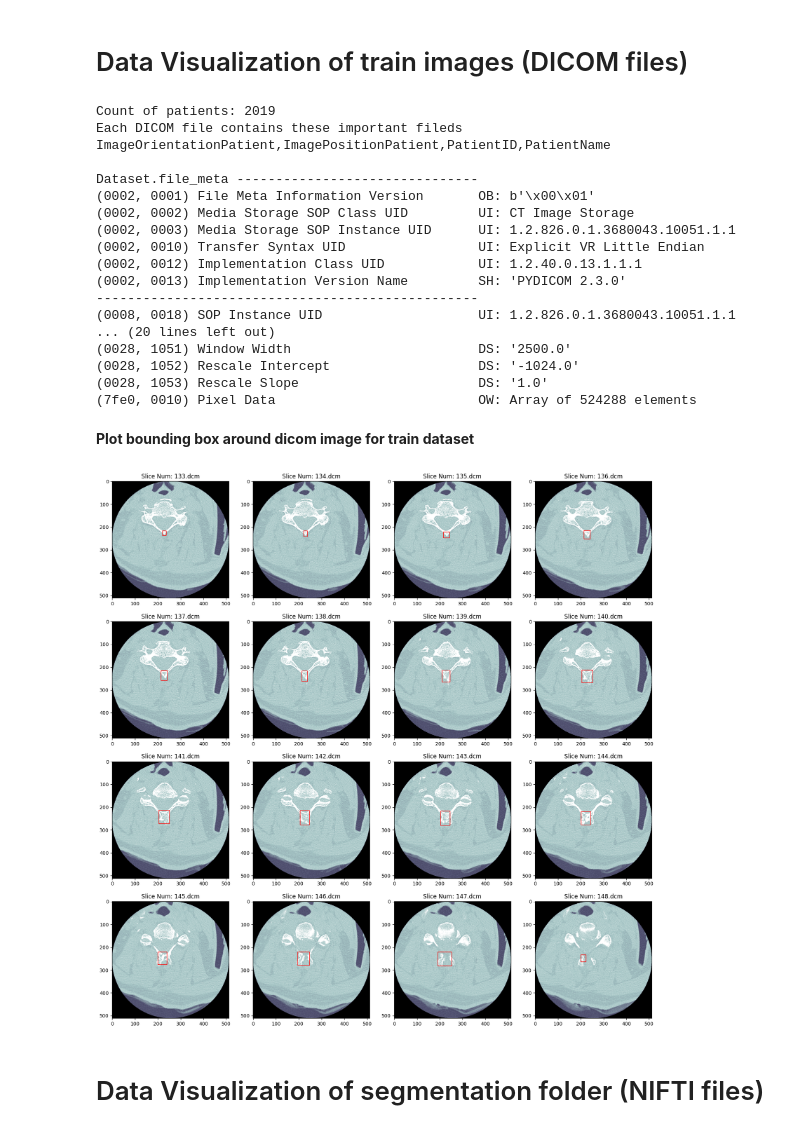
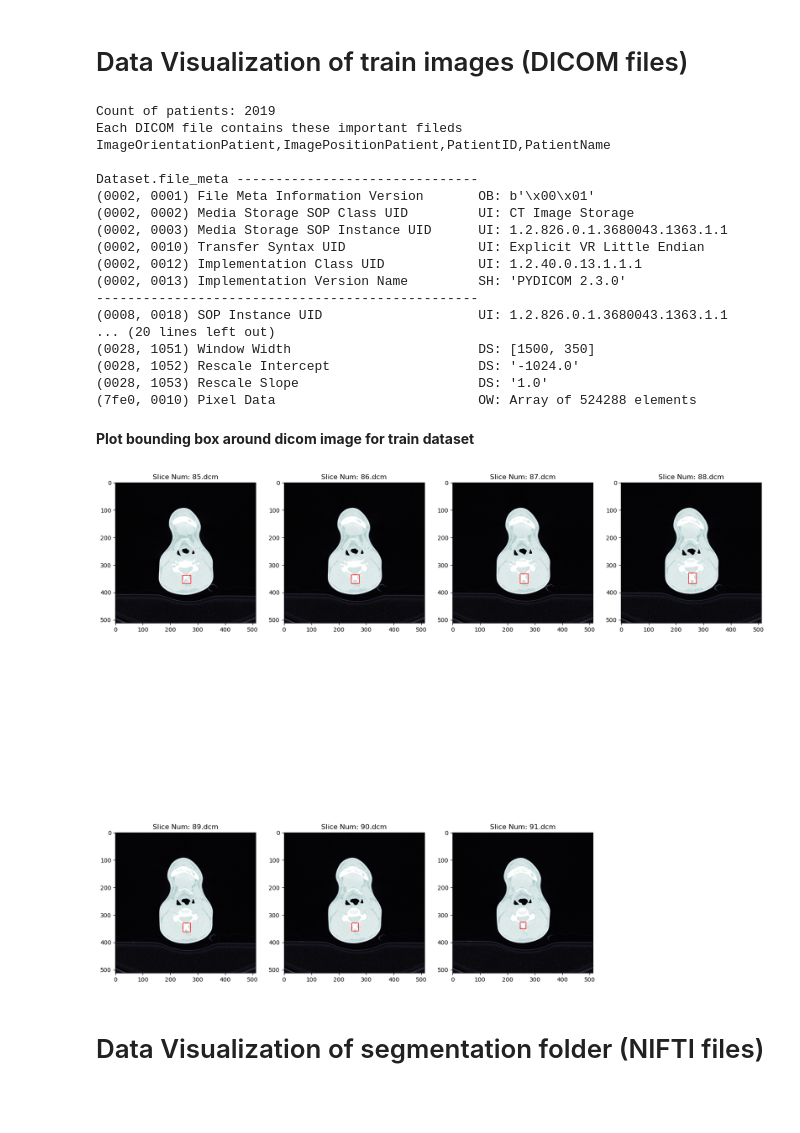
Before and after one commit to faranak5171/Cervical-Spine-Fractures, a Jupyter notebook: Vertebrae-Detect.ipynb, the cells around one changed output. Cells and saved outputs as stored; diff of their text form; code cells hidden in the pictures; blank space fills up the shorter version.

```diff
--- a/Vertebrae-Detect.ipynb
+++ b/Vertebrae-Detect.ipynb
@@ -205,7 +203,7 @@ dicoms_path = os.path.join(data_dir,'train_images')
 ds_patients_dicom = glob(f"{dicoms_path}/*")
 print(f"Count of patients: {len(ds_patients_dicom)}")
 
-sample_patient_UID = '1.2.826.0.1.3680043.10051'
+sample_patient_UID = '1.2.826.0.1.3680043.1363'
 patient_dicom_paths = glob(f"{dicoms_path}/{sample_patient_UID}/*")
 
 print("Each DICOM file contains these important fileds ImageOrientationPatient,ImagePositionPatient,PatientID,PatientName\n")
@@ -217,14 +215,14 @@ Each DICOM file contains these important fileds ImageOrientationPatient,ImagePos
 Dataset.file_meta -------------------------------
 (0002, 0001) File Meta Information Version       OB: b'\x00\x01'
 (0002, 0002) Media Storage SOP Class UID         UI: CT Image Storage
-(0002, 0003) Media Storage SOP Instance UID      UI: 1.2.826.0.1.3680043.10051.1.1
+(0002, 0003) Media Storage SOP Instance UID      UI: 1.2.826.0.1.3680043.1363.1.1
 (0002, 0010) Transfer Syntax UID                 UI: Explicit VR Little Endian
 (0002, 0012) Implementation Class UID            UI: 1.2.40.0.13.1.1.1
 (0002, 0013) Implementation Version Name         SH: 'PYDICOM 2.3.0'
 -------------------------------------------------
-(0008, 0018) SOP Instance UID                    UI: 1.2.826.0.1.3680043.10051.1.1
+(0008, 0018) SOP Instance UID                    UI: 1.2.826.0.1.3680043.1363.1.1
 ... (20 lines left out)
-(0028, 1051) Window Width                        DS: '2500.0'
+(0028, 1051) Window Width                        DS: [1500, 350]
 (0028, 1052) Rescale Intercept                   DS: '-1024.0'
 (0028, 1053) Rescale Slope                       DS: '1.0'
 (7fe0, 0010) Pixel Data                          OW: Array of 524288 elements
@@ -233,30 +231,30 @@ Dataset.file_meta -------------------------------
 # %%
 fig = plt.figure(figsize=(20,20))
 num_figs = df_bbox.loc[df_bbox['StudyInstanceUID']==sample_patient_UID].shape[0]
-rows = num_figs // 4
+rows = (num_figs // 4)+1
 cols = 4
 item = 1
 
 for path in patient_dicom_paths:
     slice_num = path.split("\\")[-1].split(".")[0]
     df_selected_row = df_bbox.loc[(df_bbox['StudyInstanceUID']==sample_patient_UID) & (df_bbox['slice_number']==int(slice_num))]
 
     if (not df_selected_row.empty):
         ax  = fig.add_subplot(rows,cols, item)
         path = os.path.join(data_dir,'train_images',sample_patient_UID, slice_num) + '.dcm'
         img = dicom.load_dicom_VOI(path)
         pt1 = (int(df_selected_row['x'].values),int(df_selected_row['y'].values))
         rect_width = int(df_selected_row['width'].values)
         rect_height = int(df_selected_row['height'].values)
         rect = Rectangle(pt1, width=rect_width, height=rect_height, linewidth=1, edgecolor='r', facecolor='none')
         ax.imshow(img , cmap='bone')
         ax.add_patch(rect)
         ax.set_title(f"Slice Num: {slice_num}.dcm")
         item += 1
 
 plt.savefig('assets/bbox_dicom.png')
 # %% [output]
-[figure, old version]
+[figure, new version]
 # %% [markdown]
 # Data Visualization of segmentation folder (NIFTI files)
 # %%
```
Also changed, not shown: parts of 11 cells of this notebook, 7 other files.
